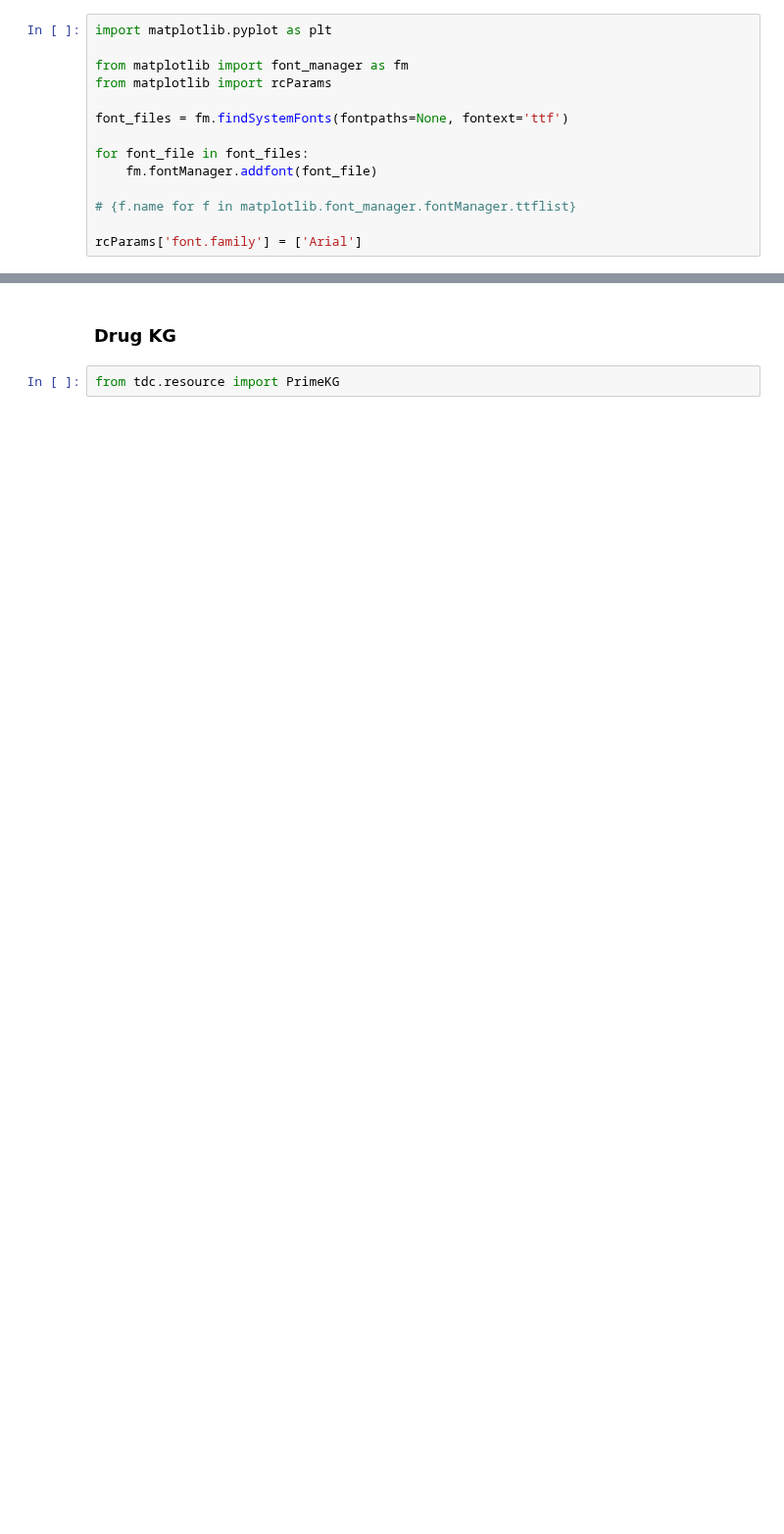
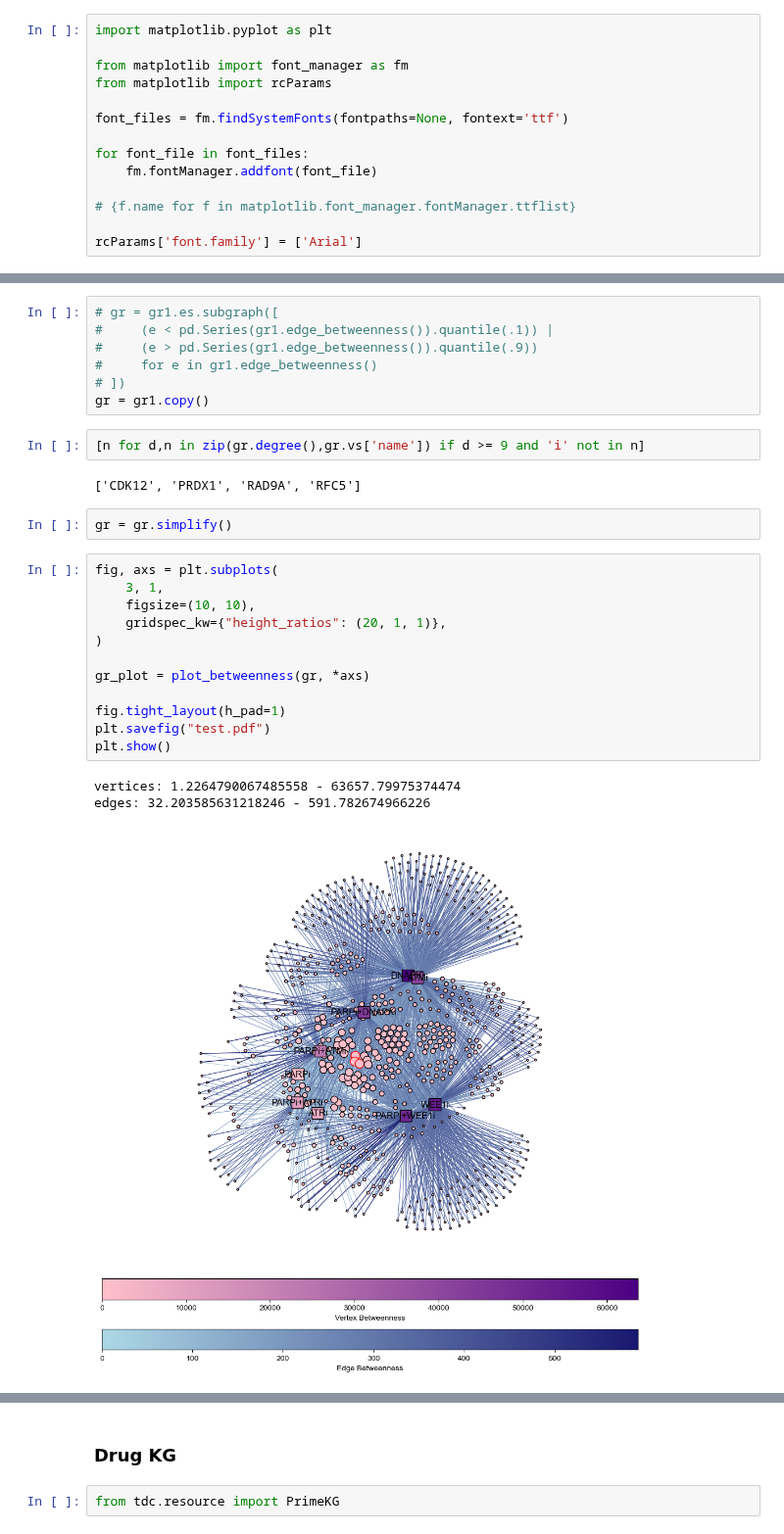
Before and after one commit to abearab/DDRi-screens, a Jupyter notebook: 3-graph-representation.ipynb, the cells around one changed output, grey strips where cells are left out. Shown at 98% size. Drawn from its saved outputs; the diff is of its cells as text; blank space fills up the shorter version.

```diff
--- a/3-graph-representation.ipynb
+++ b/3-graph-representation.ipynb
@@ -164,0 +291,29 @@ ___
+# %%
+# gr = gr1.es.subgraph([
+#     (e < pd.Series(gr1.edge_betweenness()).quantile(.1)) |
+#     (e > pd.Series(gr1.edge_betweenness()).quantile(.9))
+#     for e in gr1.edge_betweenness()
+# ])
+gr = gr1.copy()
+# %%
+[n for d,n in zip(gr.degree(),gr.vs['name']) if d >= 9 and 'i' not in n]
+# %% [output]
+['CDK12', 'PRDX1', 'RAD9A', 'RFC5']
+# %%
+gr = gr.simplify()
+# %%
+fig, axs = plt.subplots(
+    3, 1,
+    figsize=(10, 10),
+    gridspec_kw={"height_ratios": (20, 1, 1)},
+)
+
+gr_plot = plot_betweenness(gr, *axs)
+
+fig.tight_layout(h_pad=1)
+plt.savefig("test.pdf")
+plt.show()
+# %% [output]
+vertices: 1.2264790067485558 - 63657.79975374474
+edges: 32.203585631218246 - 591.782674966226
+[figure, added]
```
Also changed, not shown: parts of 71 cells of this notebook, 2 other files.
